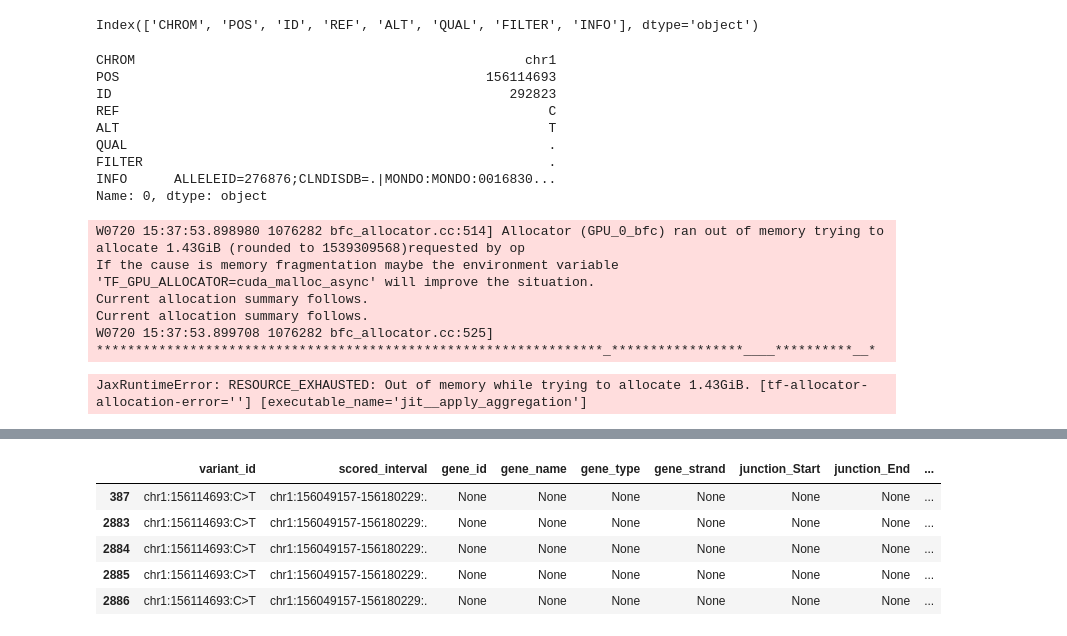
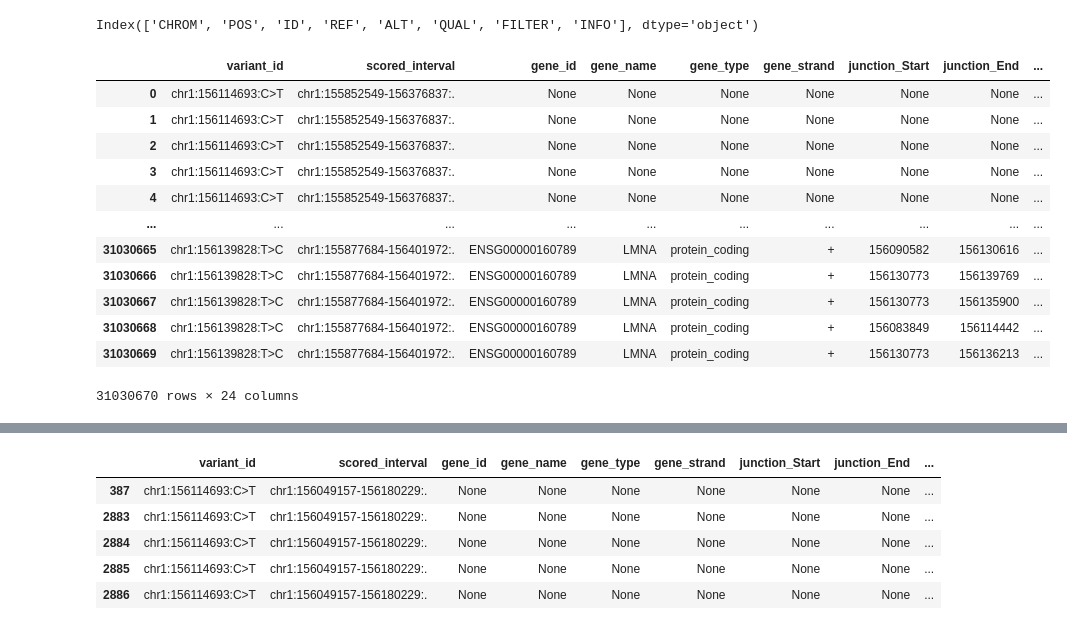
Before and after one commit to cralbers/variant-effects, a Jupyter notebook: osc/variant_scoring_osc.ipynb, the cells around one changed output, grey strips where cells are left out. Drawn from its saved outputs; the diff is of its cells as text; code cells hidden in the pictures.

```diff
--- a/osc/variant_scoring_osc.ipynb
+++ b/osc/variant_scoring_osc.ipynb
@@ -248,7 +250,7 @@ for column in required_columns:
 organism = 'human'  # @param ["human", "mouse"] {type:"string"}
 
 # @markdown Specify length of sequence around variants to predict:
-sequence_length = '1MB'  # @param ["16KB", "100KB", "500KB", "1MB"] { type:"string" }
+sequence_length = '500KB'  # @param ["16KB", "100KB", "500KB", "1MB"] { type:"string" }
 sequence_length = dna_client.SUPPORTED_SEQUENCE_LENGTHS[
     f'SEQUENCE_LENGTH_{sequence_length}'
 ]
@@ -323,57 +325,51 @@ if len(unsupported_scorers) > 0:
     selected_scorers.remove(unsupported_scorer)
 # %% [output]
 Index(['CHROM', 'POS', 'ID', 'REF', 'ALT', 'QUAL', 'FILTER', 'INFO'], dtype='object')
-# %%
-row = next(vcf.iterrows())[1]
-print(row)
-# %% [output]
-CHROM                                                  chr1
-POS                                               156114693
-ID                                                   292823
-REF                                                       C
-ALT                                                       T
-QUAL                                                      .
-FILTER                                                    .
-INFO      ALLELEID=276876;CLNDISDB=.|MONDO:MONDO:0016830...
-Name: 0, dtype: object
 # %%
 # Score variants in the VCF file.
 results = []
 
-# for i, vcf_row in tqdm(vcf.iterrows(), total=len(vcf)):
-vcf_row = next(vcf.iterrows())[1]
-variant = genome.Variant(
-  chromosome=str(vcf_row.CHROM),
-  position=int(vcf_row.POS),
-  reference_bases=vcf_row.REF,
-  alternate_bases=vcf_row.ALT,
-  name=vcf_row.ID,
-)
-interval = variant.reference_interval.resize(sequence_length)
+for i, vcf_row in tqdm(vcf.iterrows(), total=len(vcf)):
+# vcf_row = next(vcf.iterrows())[1]
+    variant = genome.Variant(
+      chromosome=str(vcf_row.CHROM),
+      position=int(vcf_row.POS),
+      reference_bases=vcf_row.REF,
+      alternate_bases=vcf_row.ALT,
+      name=vcf_row.ID,
+    )
+    interval = variant.reference_interval.resize(sequence_length)
 
-variant_scores = model.score_variant(
-  interval=interval,
-  variant=variant,
-  variant_scorers=selected_scorers,
-  organism=organism,
-)
-results.append(variant_scores)
+    variant_scores = model.score_variant(
+      interval=interval,
+      variant=variant,
+      variant_scorers=selected_scorers,
+      organism=organism,
+    )
+    results.append(variant_scores)
 
 df_scores = variant_scorers.tidy_scores(results)
 
 
 # @markdown Other settings:
 download_predictions = True  # @param { type: "boolean" }
 
 if download_predictions:
-  df_scores.to_csv(f'{BASE_PATH}ag/variant-effects/osc/outputs/lmna_variants_pathogenic_VUS_LMNA.scores.csv', index=False)
+  df_scores.to_csv(f'{BASE_PATH}ag/variant-effects/osc/outputs/lmna_variants_pathogenic_VUS_LMNA.{sequence_length}.scores.csv', index=False)
 #   files.download('variant_scores.csv')
 
-df_scores
+print('completed')
 # %% [output]
+|  | variant_id | scored_interval | gene_id | gene_name | gene_type | gene_strand | junction_Start | junction_End | ... |
+| 0 | chr1:156114693:C>T | chr1:155852549-156376837:. | None | None | None | None | None | None | ... |
+| 1 | chr1:156114693:C>T | chr1:155852549-156376837:. | None | None | None | None | None | None | ... |
+| 2 | chr1:156114693:C>T | chr1:155852549-156376837:. | None | None | None | None | None | None | ... |
+| 3 | chr1:156114693:C>T | chr1:155852549-156376837:. | None | None | None | None | None | None | ... |
+| 4 | chr1:156114693:C>T | chr1:155852549-156376837:. | None | None | None | None | None | None | ... |
+| ... | ... | ... | ... | ... | ... | ... | ... | ... | ... |
+| 31030665 | chr1:156139828:T>C | chr1:155877684-156401972:. | ENSG00000160789 | LMNA | protein_coding | + | 156090582 | 156130616 | ... |
+| 31030666 | chr1:156139828:T>C | chr1:155877684-156401972:. | ENSG00000160789 | LMNA | protein_coding | + | 156130773 | 156139769 | ... |
+| 31030667 | chr1:156139828:T>C | chr1:155877684-156401972:. | ENSG00000160789 | LMNA | protein_coding | + | 156130773 | 156135900 | ... |
+| 31030668 | chr1:156139828:T>C | chr1:155877684-156401972:. | ENSG00000160789 | LMNA | protein_coding | + | 156083849 | 156114442 | ... |
+| 31030669 | chr1:156139828:T>C | chr1:155877684-156401972:. | ENSG00000160789 | LMNA | protein_coding | + | 156130773 | 156136213 | ... |
-W0720 15:37:53.898980 1076282 bfc_allocator.cc:514] Allocator (GPU_0_bfc) ran out of memory trying to allocate 1.43GiB (rounded to 1539309568)requested by op
-If the cause is memory fragmentation maybe the environment variable 'TF_GPU_ALLOCATOR=cuda_malloc_async' will improve the situation.
-Current allocation summary follows.
-Current allocation summary follows.
-W0720 15:37:53.899708 1076282 bfc_allocator.cc:525] *****************************************************************_*****************____**********__*
+31030670 rows × 24 columns
-JaxRuntimeError: RESOURCE_EXHAUSTED: Out of memory while trying to allocate 1.43GiB. [tf-allocator-allocation-error=''] [executable_name='jit__apply_aggregation']
```
Also changed, not shown: parts of 7 cells of this notebook, 14 other files.
